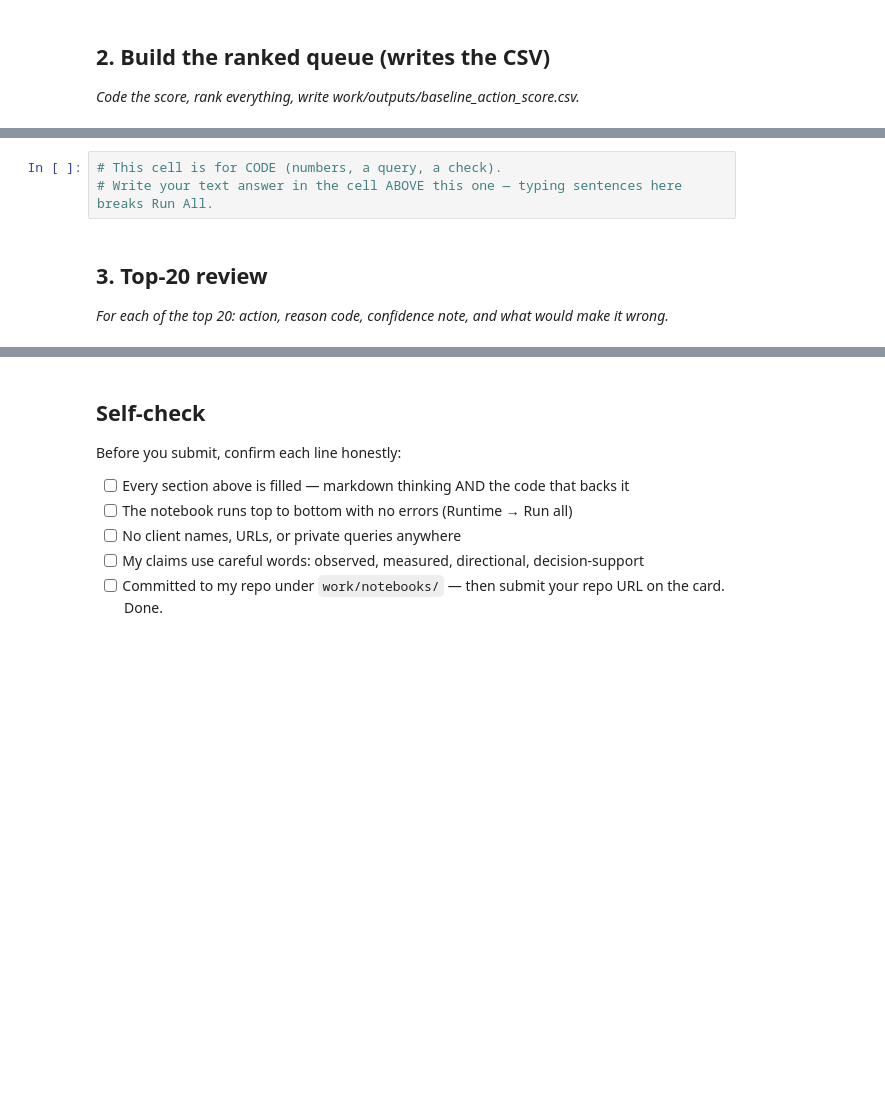
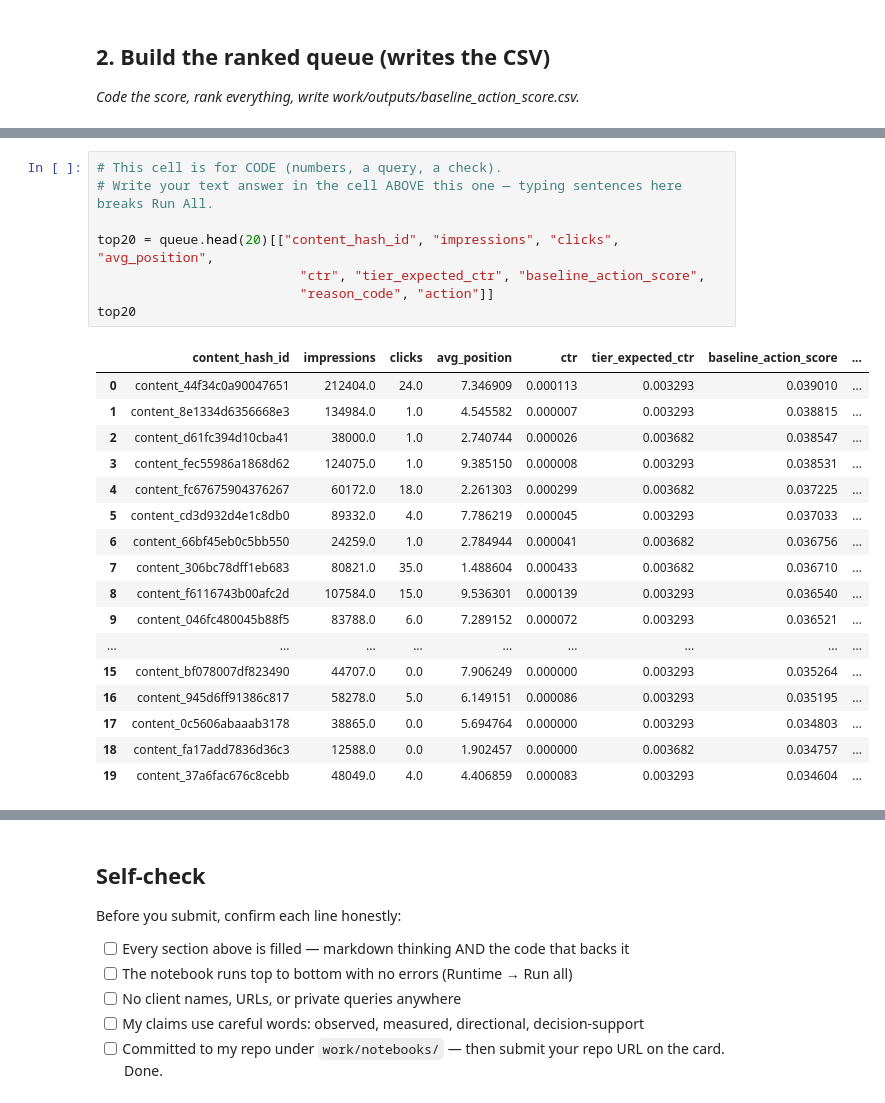
Before and after one commit to sobaannr/FlyRank-Internship, a Jupyter notebook: work/notebooks/w04_baseline_score.ipynb, the cells around one changed output, grey strips where cells are left out. Drawn from its saved outputs; the diff is of its cells as text; blank space fills up the shorter version.

```diff
--- a/work/notebooks/w04_baseline_score.ipynb
+++ b/work/notebooks/w04_baseline_score.ipynb
@@ -20,7 +269,26 @@ This skeleton is yours to fill. Work the sections **in order** — each one has
 # %%
 # This cell is for CODE (numbers, a query, a check).
 # Write your text answer in the cell ABOVE this one — typing sentences here breaks Run All.
+
+top20 = queue.head(20)[["content_hash_id", "impressions", "clicks", "avg_position",
+                          "ctr", "tier_expected_ctr", "baseline_action_score",
+                          "reason_code", "action"]]
+top20
+# %% [output]
+|  | content_hash_id | impressions | clicks | avg_position | ctr | tier_expected_ctr | baseline_action_score | ... |
+| 0 | content_44f34c0a90047651 | 212404.0 | 24.0 | 7.346909 | 0.000113 | 0.003293 | 0.039010 | ... |
+| 1 | content_8e1334d6356668e3 | 134984.0 | 1.0 | 4.545582 | 0.000007 | 0.003293 | 0.038815 | ... |
+| 2 | content_d61fc394d10cba41 | 38000.0 | 1.0 | 2.740744 | 0.000026 | 0.003682 | 0.038547 | ... |
+| 3 | content_fec55986a1868d62 | 124075.0 | 1.0 | 9.385150 | 0.000008 | 0.003293 | 0.038531 | ... |
+| 4 | content_fc67675904376267 | 60172.0 | 18.0 | 2.261303 | 0.000299 | 0.003682 | 0.037225 | ... |
+| 5 | content_cd3d932d4e1c8db0 | 89332.0 | 4.0 | 7.786219 | 0.000045 | 0.003293 | 0.037033 | ... |
+| 6 | content_66bf45eb0c5bb550 | 24259.0 | 1.0 | 2.784944 | 0.000041 | 0.003682 | 0.036756 | ... |
+| 7 | content_306bc78dff1eb683 | 80821.0 | 35.0 | 1.488604 | 0.000433 | 0.003682 | 0.036710 | ... |
+| 8 | content_f6116743b00afc2d | 107584.0 | 15.0 | 9.536301 | 0.000139 | 0.003293 | 0.036540 | ... |
+| 9 | content_046fc480045b88f5 | 83788.0 | 6.0 | 7.289152 | 0.000072 | 0.003293 | 0.036521 | ... |
+| ... | ... | ... | ... | ... | ... | ... | ... | ... |
+| 15 | content_bf078007df823490 | 44707.0 | 0.0 | 7.906249 | 0.000000 | 0.003293 | 0.035264 | ... |
+| 16 | content_945d6ff91386c817 | 58278.0 | 5.0 | 6.149151 | 0.000086 | 0.003293 | 0.035195 | ... |
+| 17 | content_0c5606abaaab3178 | 38865.0 | 0.0 | 5.694764 | 0.000000 | 0.003293 | 0.034803 | ... |
+| 18 | content_fa17add7836d36c3 | 12588.0 | 0.0 | 1.902457 | 0.000000 | 0.003682 | 0.034757 | ... |
+| 19 | content_37a6fac676c8cebb | 48049.0 | 4.0 | 4.406859 | 0.000083 | 0.003293 | 0.034604 | ... |
-# %% [markdown]
-## 3. Top-20 review
-
-*For each of the top 20: action, reason code, confidence note, and what would make it wrong.*
```
Also changed, not shown: parts of 18 cells of this notebook.
